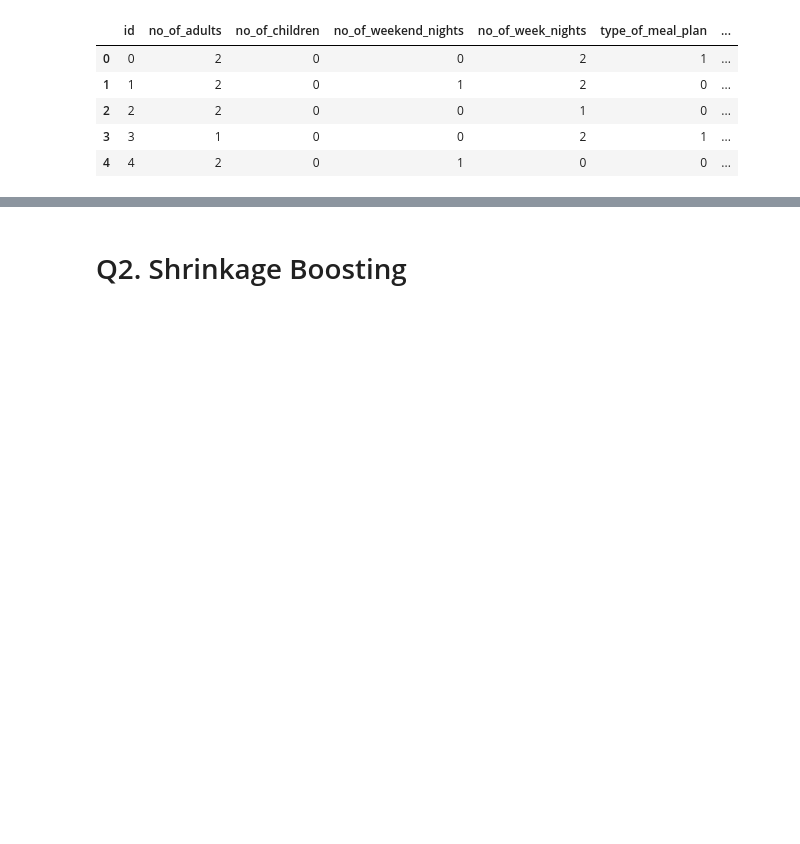
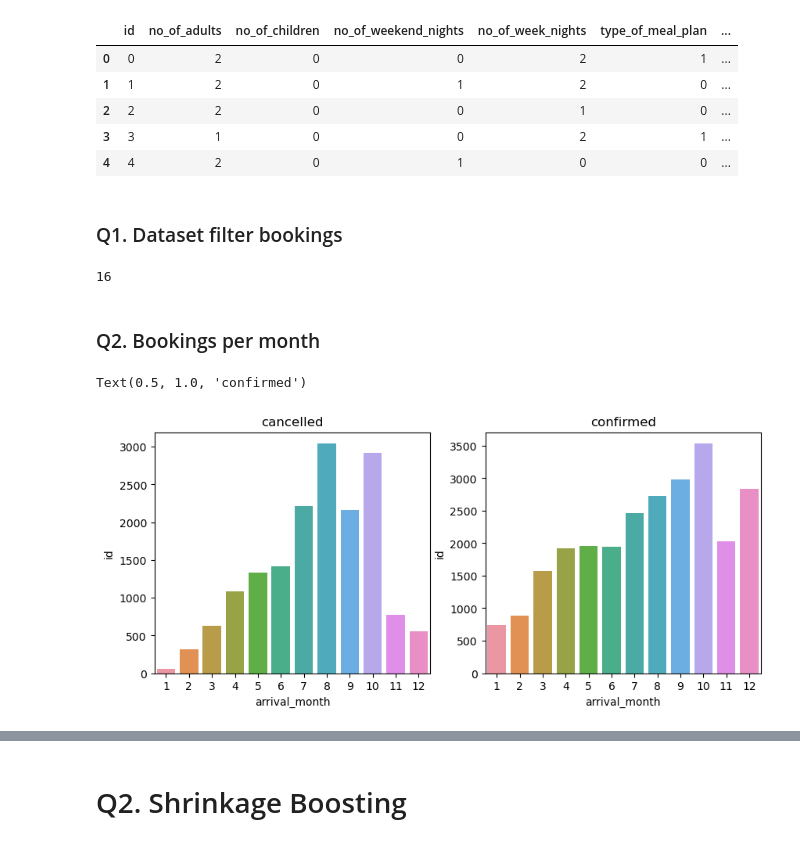
Before and after one commit to UpendraSinghRathore85/ML-Projects-Python, a Jupyter notebook: Supervised Algorithms/Day 141 - ML Boosting -2.ipynb, the cells around one changed output, grey strips where cells are left out. Saved outputs shown, nothing was run; the diff lists cells and outputs as text; code cells hidden in the pictures; blank space fills up the shorter version.

```diff
--- a/Supervised Algorithms/Day 141 - ML Boosting -2.ipynb
+++ b/Supervised Algorithms/Day 141 - ML Boosting -2.ipynb
@@ -21,3 +51,27 @@ df.head()
 | 2 | 2 | 2 | 0 | 0 | 1 | 0 | ... |
 | 3 | 3 | 1 | 0 | 0 | 2 | 1 | ... |
 | 4 | 4 | 2 | 0 | 1 | 0 | 0 | ... |
+# %% [markdown]
+### Q1. Dataset filter bookings
+# %%
+cond = (df['no_of_adults'] == 0) & (df['no_of_children'] == 0)
+len(df[cond])
+# %% [output]
+16
+# %% [markdown]
+### Q2. Bookings per month
+# %%
+df1 = df.groupby(['arrival_month', 'booking_status']).agg('count').reset_index()[['arrival_month','booking_status', 'id']]
+cancelled = df1[df1['booking_status'] == 1]
+confirmed = df1[df1['booking_status'] == 0]
+
+plt.figure(figsize=(10, 4))
+plt.subplot(121)
+plt.title('cancelled')
+ax1 = sns.barplot(x = 'arrival_month', y='id', data=cancelled, errorbar=None)
+plt.subplot(122)
+ax2 = sns.barplot(x = 'arrival_month', y='id', data=confirmed, errorbar=None)
+plt.title('confirmed')
+# %% [output]
+Text(0.5, 1.0, 'confirmed')
+[figure, added]
```
Also changed, not shown: parts of 17 cells of this notebook, 1 other file.
